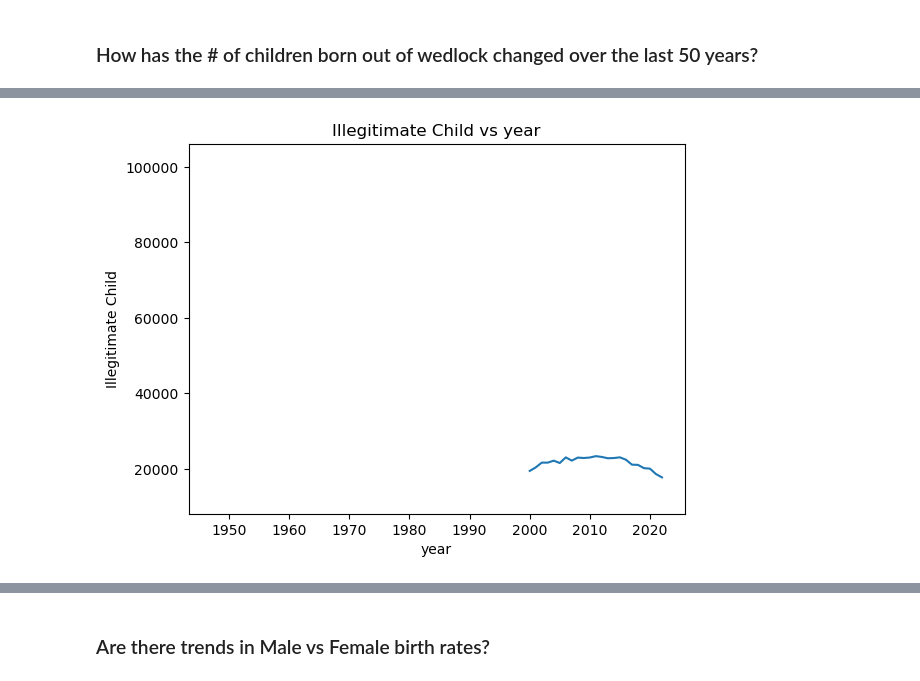
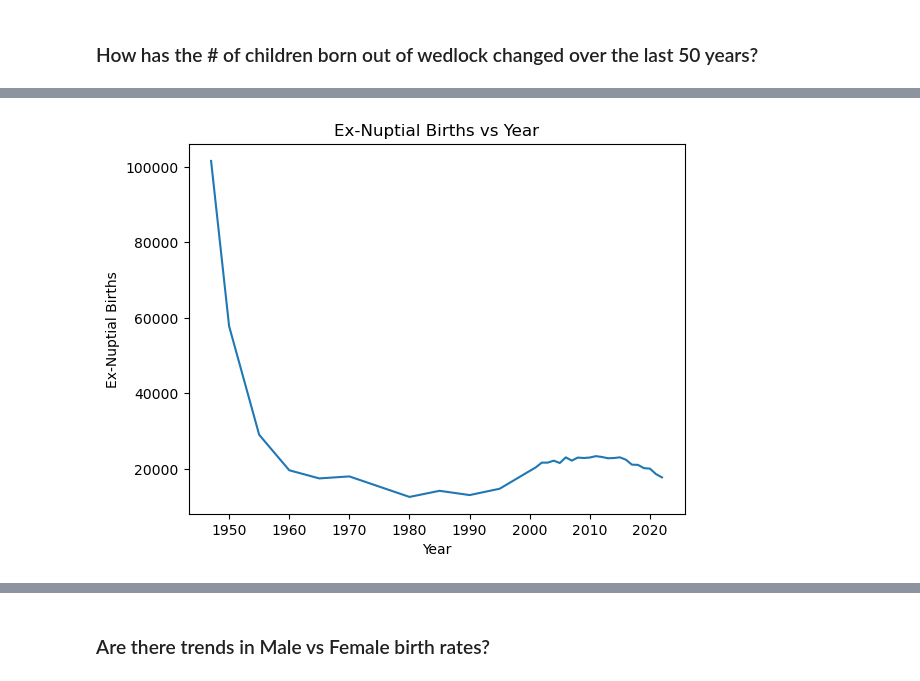
Before and after one commit to schr0841/project-1-group-7, a Jupyter notebook: project1group7.ipynb, the cells around one changed output, grey strips where cells are left out. Saved outputs shown, nothing was run; the diff lists cells and outputs as text; code cells hidden in the pictures.

Commit message:
added new graphs'

```diff
--- a/project1group7.ipynb
+++ b/project1group7.ipynb
@@ -72,0 +105,8 @@ plt.show()
+# %%
+#What years contain data for illegitimate_child?
+japan_df=pd.DataFrame()
+japan_df=pd.DataFrame(japan_pd)
+japan_df
+
+result = japan_df[japan_df['illegitimate_child'].notnull()]
+print(result)
@@ -73,10 +131,10 @@ plt.show()
 # %%
-# illegitimate_child
+# illegitimate_child: number of birth per year
 
-plt.plot(japan_pd['year'], japan_pd['illegitimate_child'])
-plt.xlabel("year")
-plt.ylabel("Illegitimate Child")
-plt.title("Illegitimate Child vs year")
+plt.plot(result['year'], result['illegitimate_child'])
+plt.xlabel("Year")
+plt.ylabel("Ex-Nuptial Births")
+plt.title("Ex-Nuptial Births vs Year")
 plt.show()
 # %% [output]
-[figure, old version]
+[figure, new version]
```
Also changed, not shown: parts of 7 cells of this notebook.
